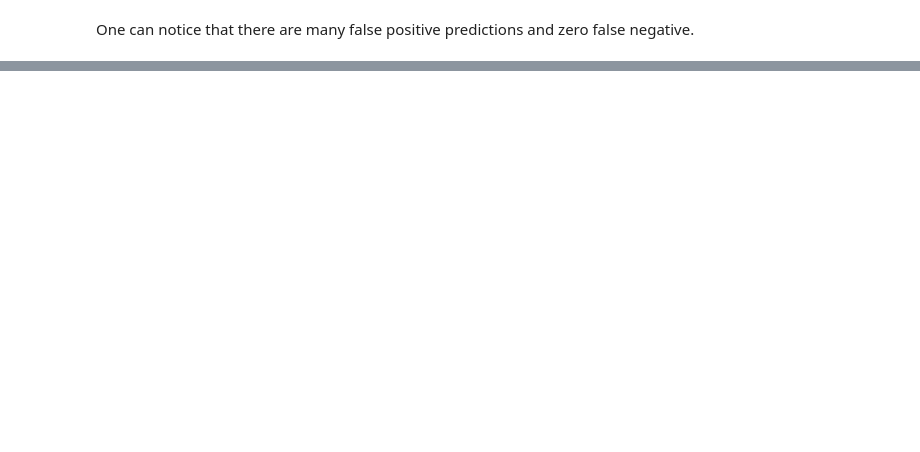
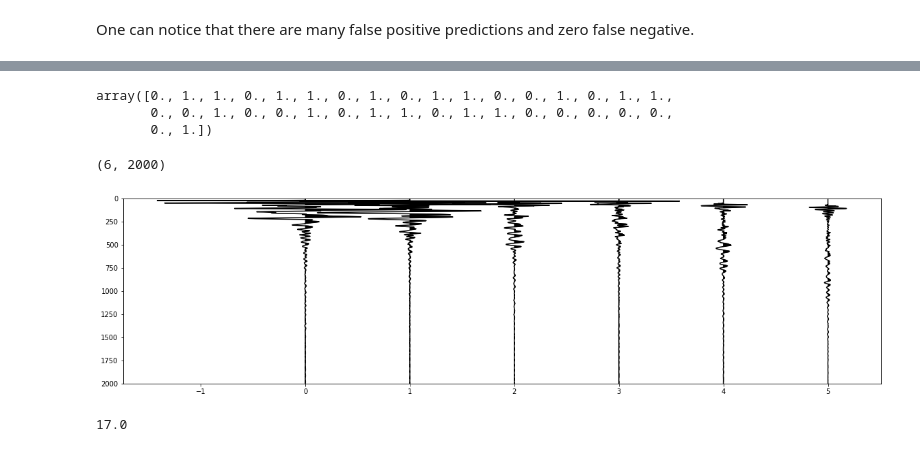
Before and after one commit to learnserd/SeismicPro, a Jupyter notebook: models/Inverse_traces/find_inverse_traces.ipynb, the cells around one changed output, grey strips where cells are left out. Drawn from its saved outputs; the diff is of its cells as text; code cells hidden in the pictures; blank space fills up the shorter version.

```diff
--- a/models/Inverse_traces/find_inverse_traces.ipynb
+++ b/models/Inverse_traces/find_inverse_traces.ipynb
@@ -252,0 +254,3 @@ One can notice that there are many false positive predictions and zero false neg
+# %%
+path_inv = '/notebooks/egor/inverse_traces/2_prep_input_reverce_tr_check.sgy'
+index_inv = (KNNIndex(name='raw', path=path_inv, extra_headers=['offset'], n_neighbors=6))
@@ -252,0 +271,37 @@ One can notice that there are many false positive predictions and zero false neg
+# %%
+ppl = (Dataset(index_inv, InverseBatch).p
+         .load(components='raw', fmt='segy')
+         .init_variable('diff', init_on_each_run=list)
+         .apply_transform(f, src='raw')
+         .generate_inverse_dataset(model, num_neig=N_NEIGH, src='raw',
+                                   size=SIZE, dst='diff', mode='without_inv')
+         .update_variable('diff', B('diff'), mode='e')
+        )
+# %%
+batch = ppl.next_batch(6)
+pred_diff = ppl.get_variable('diff')
+pred_data = np.concatenate(pred_diff)
+
+pred_dataset, pred_target = pred_data[:, : -1], pred_data[:, -1]
+pred_dataset = np.nan_to_num(pred_dataset)
+
+pred = tree.predict(pred_dataset)
+# %%
+pred
+# %% [output]
+array([0., 1., 1., 0., 1., 1., 0., 1., 0., 1., 1., 0., 0., 1., 0., 1., 1.,
+       0., 0., 1., 0., 0., 1., 0., 1., 1., 0., 1., 1., 0., 0., 0., 0., 0.,
+       0., 1.])
+# %%
+batch.raw[0].shape
+# %% [output]
+(6, 2000)
+# %%
+seismic_plot(batch.raw[0], cmap='gray', wiggle=True, vmax=.1, cmin=-0.1,
+                 figsize=(20, 5), std=0.1)
+# %% [output]
+[figure, added]
+# %%
+print(sum(pred))
+# %% [output]
+17.0
```
Also changed, not shown: parts of 17 cells of this notebook.
